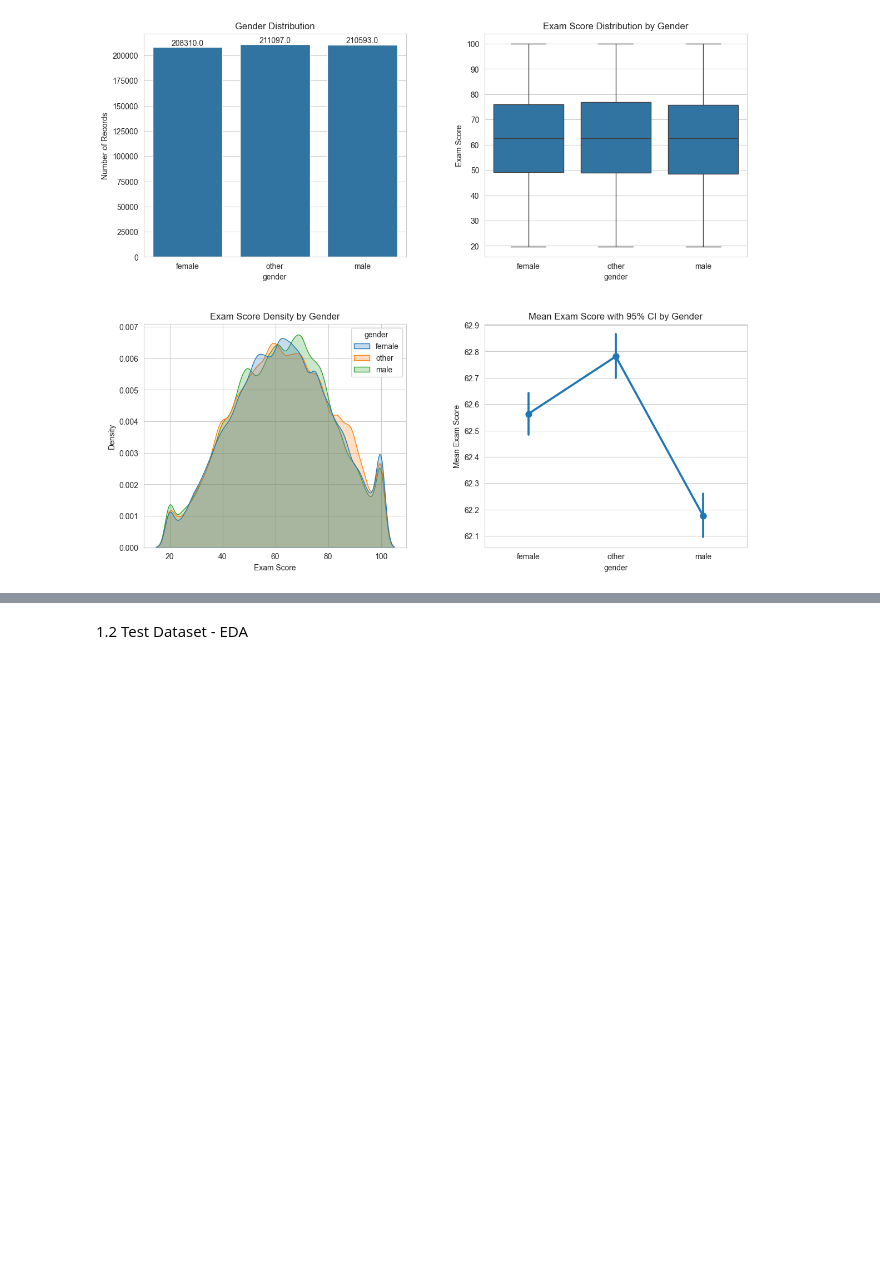
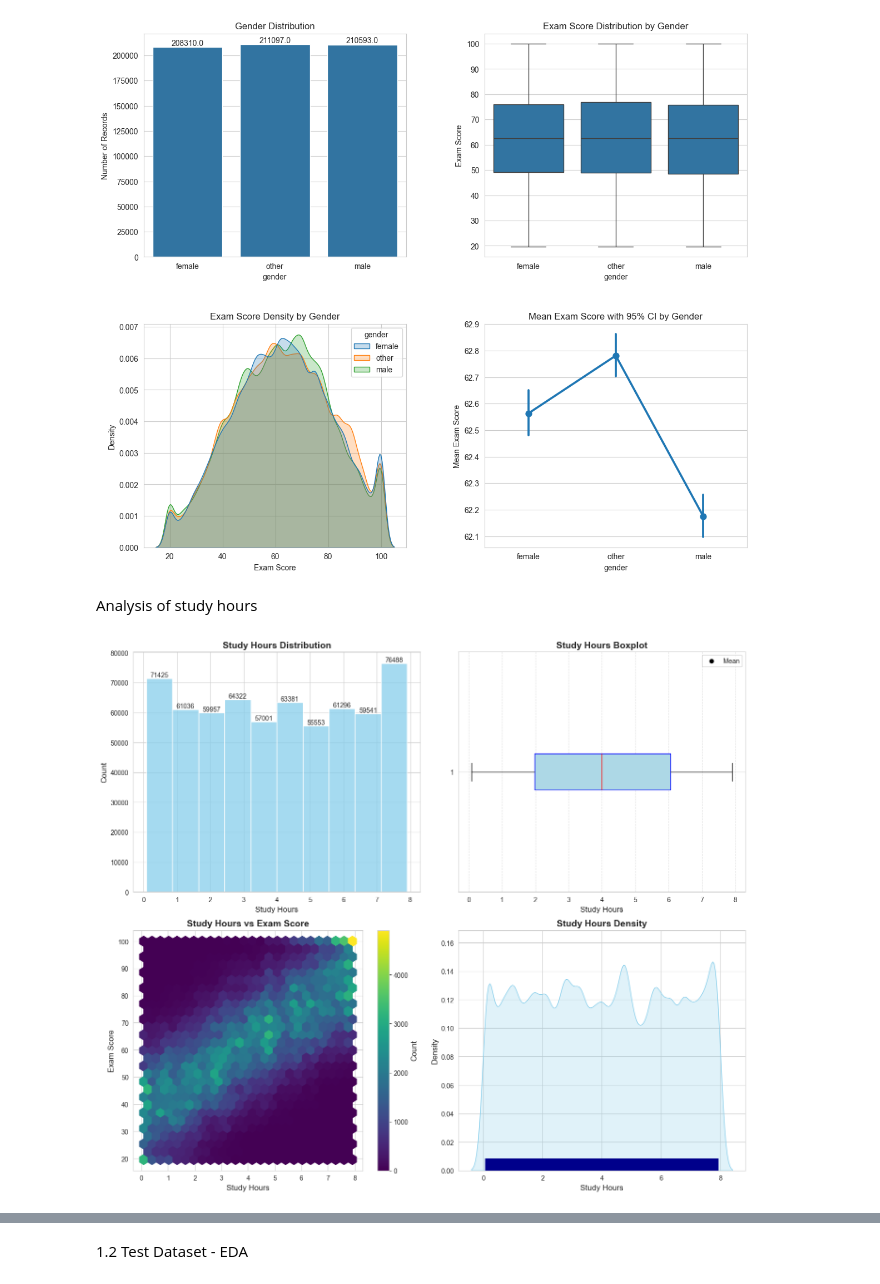
Before and after one commit to matcze/prediction_score, a Jupyter notebook: pred_score.ipynb, the cells around one changed output, grey strips where cells are left out. Saved outputs shown, nothing was run; the diff lists cells and outputs as text; code cells hidden in the pictures; blank space fills up the shorter version.

```diff
--- a/pred_score.ipynb
+++ b/pred_score.ipynb
@@ -178,3 +178,58 @@ plt.subplots_adjust(hspace=0.3, wspace=0.3)
 plt.show()
 # %% [output]
 [figure]
+# %% [markdown]
+Analysis of study hours
+# %%
+# Set style
+sns.set_style("whitegrid")
+palette = "pastel"
+
+# Create 2x2 figure
+fig, ax = plt.subplots(2, 2, figsize=(14, 12))
+ax = ax.flatten()
+
+# 1 Histogram: Study hours frequencies
+sns.histplot(dataset_train["study_hours"], bins=10, kde=False, ax=ax[0], color="skyblue")
+ax[0].set_title("Study Hours Distribution", fontsize=14, fontweight='bold')
+ax[0].set_xlabel("Study Hours", fontsize=12)
+ax[0].set_ylabel("Count", fontsize=12)
+
+# Annotate counts
+for p in ax[0].patches:
+    ax[0].annotate(f'{int(p.get_height())}',
+                   (p.get_x() + p.get_width() / 2., p.get_height()),
+                   ha='center', va='bottom', fontsize=10)
+
+# 2 Boxplot: Study hours summary
+ax[1].boxplot(dataset_train["study_hours"], vert=False, patch_artist=True,
+              boxprops=dict(facecolor='lightblue', color='blue'),
+              medianprops=dict(color='red'))
+ax[1].grid(axis='x', linestyle='--', alpha=0.6)
+ax[1].set_xlabel("Study Hours", fontsize=12)
+ax[1].set_title("Study Hours Boxplot", fontsize=14, fontweight='bold')
+
+# 3 Hexbin: Study hours vs Exam Score
+hb = ax[2].hexbin(
+    dataset_train["study_hours"],
+    dataset_train["exam_score"],
+    gridsize=25,
+    cmap="viridis"
+)
+cbar = plt.colorbar(hb, ax=ax[2])
+cbar.set_label("Count", fontsize=12)
+ax[2].set_xlabel("Study Hours", fontsize=12)
+ax[2].set_ylabel("Exam Score", fontsize=12)
+ax[2].set_title("Study Hours vs Exam Score", fontsize=14, fontweight='bold')
+
+# 4 KDE: Study hours distribution
+sns.kdeplot(dataset_train["study_hours"], ax=ax[3], fill=True, color='skyblue')
+ax[3].set_xlabel("Study Hours", fontsize=12)
+ax[3].set_ylabel("Density", fontsize=12)
+ax[3].set_title("Study Hours Density", fontsize=14, fontweight='bold')
+
+# Layout adjustments
+plt.tight_layout()
+plt.show()
+# %% [output]
+[figure, added]
```
Also changed, not shown: parts of 3 cells of this notebook.
